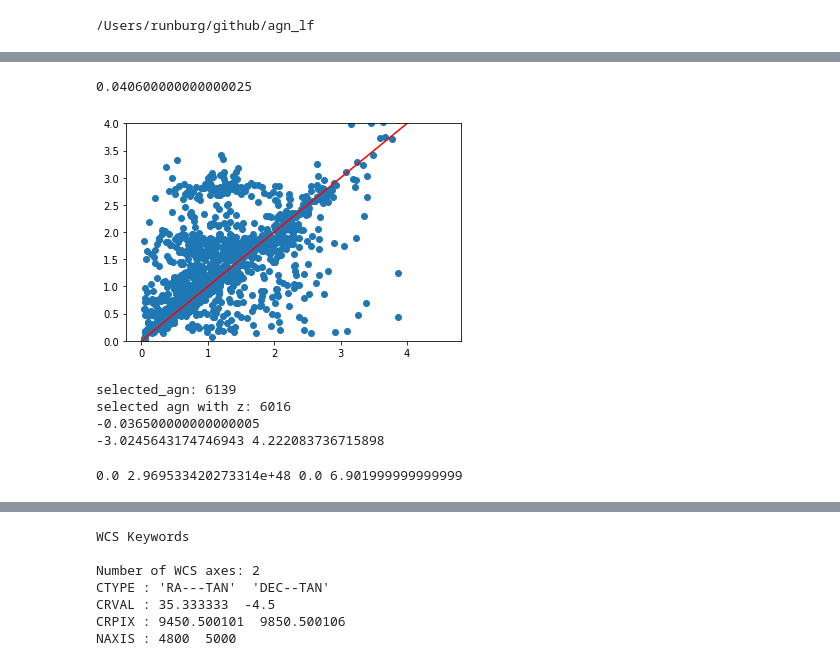
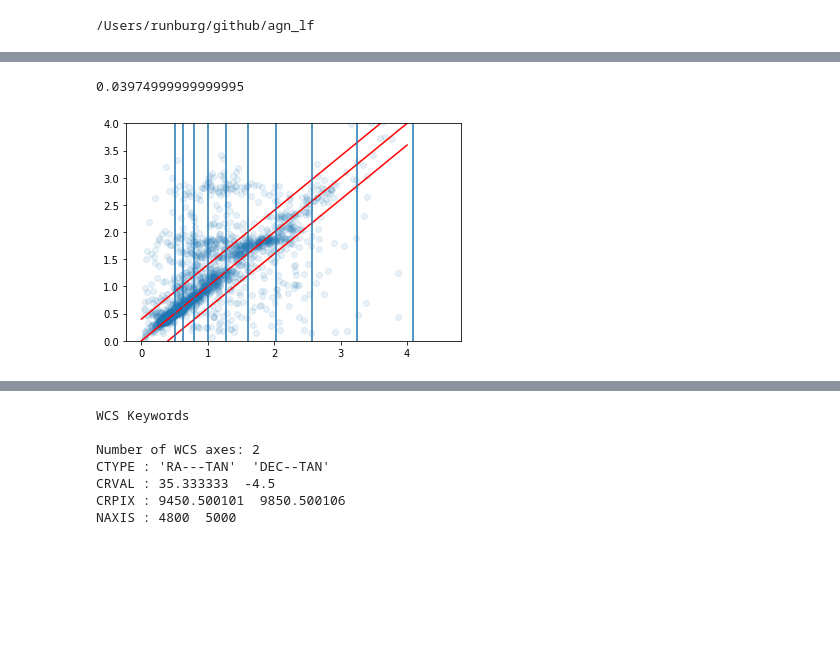
Before and after one commit to runburg/agn_lf, a Jupyter notebook: notebooks/ir_lf_HELP_XMMLSS.ipynb, the cells around one changed output, grey strips where cells are left out. Cells and saved outputs as stored; diff of their text form; code cells hidden in the pictures; blank space fills up the shorter version.

```diff
--- a/notebooks/ir_lf_HELP_XMMLSS.ipynb
+++ b/notebooks/ir_lf_HELP_XMMLSS.ipynb
@@ -39,7 +39,7 @@ DATE-HDU= '2020-06-25T00:03:34' / Date of HDU creation (UTC)
 STILVERS= '3.4-1   '           / Version of STIL software
 STILCLAS= 'uk.ac.starlink.votable.FitsPlusTableWriter' / STIL Author class
 # %%
-catalog = table.Table.read('./data/master_cat_with_zs.fits')
+catalog = table.Table.read('./data/master_cat_irac3_mips24')
 print(len(catalog))
 catalog[0]
 # %% [output]
@@ -71,0 +132,11 @@ ct_lacy = catalog[never_nan][selected_agn]
+# %%
+# redshift range
+z_bins = np.logspace(np.log10(z_sample_min), np.log10(z_sample_max)+0.01, num=num_bins_z)
+# print(z_bins)
+l_bins = np.logspace(np.log10(l_sample_min), np.log10(l_sample_max), num=num_bins_l)
+
+good_redshift_and_l_selected = (l_sample_min < l) & (l_sample_max > l) & (z_sample_min < z) & (z_sample_max > z)
+l = l[good_redshift_and_l_selected]
+z = z[good_redshift_and_l_selected]
+print(min(l), max(l), min(z), max(z))
+# print(len(z))
@@ -72,45 +151,15 @@ ct_lacy = catalog[never_nan][selected_agn]
 # %%
 goodzs = (ct_lacy['z1_median'] > 0) & (ct_lacy['zspec'] > 0)
-plt.scatter(ct_lacy['zspec'][goodzs], ct_lacy['z1_median'][goodzs])
+plt.scatter(ct_lacy['zspec'][goodzs], ct_lacy['z1_median'][goodzs], alpha=0.1)
 ax = plt.gca()
 ax.set_ylim(top=4, bottom=0)
 ax.plot([0, 4],[0,4], color='r')
+ax.plot([0, 4],[0.4,4.4], color='r')
+ax.plot([0, 4],[-.4,3.6], color='r')
+for zbin in z_bins:
+    ax.axvline(zbin)
 bias = np.median(ct_lacy['z1_median'][goodzs] - ct_lacy['zspec'][goodzs])
 print(bias)
 # %% [output]
-0.040600000000000025
+0.03974999999999995
-[figure, old version]
+[figure, new version]
-# %%
-cosmo = af.setup_cosmology()
-print('selected_agn:', len(ct_lacy))
-
-ct_lacy = ct_lacy[(ct_lacy['z1_median'] > 0 ) | (ct_lacy['zspec'] > 0)]
-# ct_lacy = ct_lacy[ct_lacy['z_eazy'] > 0]
-print('selected agn with z:', len(ct_lacy))
-
-# unit conversion: ujansky -> jansky: 1e-6
-# jansky -> erg / s / cm**2 / Hz: 1e-23
-# erg / s / Hz -> erg / s: nu = c/lambda = 3e8 / 3.6e-6
-# unit_conversion = 1e-6 * 1e-23 * 3e8 / 3.6e-6 * (3.086e24)**2
-wavelength = 5.8
-unit_conversion = 3 / wavelength * 1e-15
-# print(unit_conversion)
-
-unbias_photoz = 0.041
-# unbias_photoz = 0
-z = np.array([row['zspec'] if row['zspec'] > 0 else row['z1_median'] - unbias_photoz for row in ct_lacy])
-print(min(z))
-z[z <= 0] = 0
-# z = ct_lacy['z_eazy']
-
-spectral_index = np.log10(ct_lacy[flux80].data/ct_lacy[flux58].data) / np.log10(8/5.8).data
-spectral_index[spectral_index < -4] = -2
-# spectral_index = np.array([0])
-print(spectral_index.min(), spectral_index.max())
-
-l = 4 * np.pi * cosmo.luminosity_distance(z).to(u.cm).value**2 * ct_lacy[flux58].data * unit_conversion * (1 + z)**(-1 + spectral_index)
-# %% [output]
-selected_agn: 6139
-selected agn with z: 6016
--0.036500000000000005
--3.0245643174746943 4.222083736715898
@@ -119,13 +165,0 @@ selected agn with z: 6016
-# %%
-print(min(l), max(l), min(z), max(z))
-z_sample_min = 0.5
-z_sample_max = 4
-l_sample_min = 3e42
-l_sample_max = 3e46
-
-good_redshift_and_l_selected = (l_sample_min < l) & (l_sample_max > l) & (z_sample_min < z) & (z_sample_max > z)
-l = l[good_redshift_and_l_selected]
-z = z[good_redshift_and_l_selected]
-# print(len(z))
-# %% [output]
-0.0 2.969533420273314e+48 0.0 6.901999999999999
```
Also changed, not shown: parts of 26 cells of this notebook, 9 other files.
